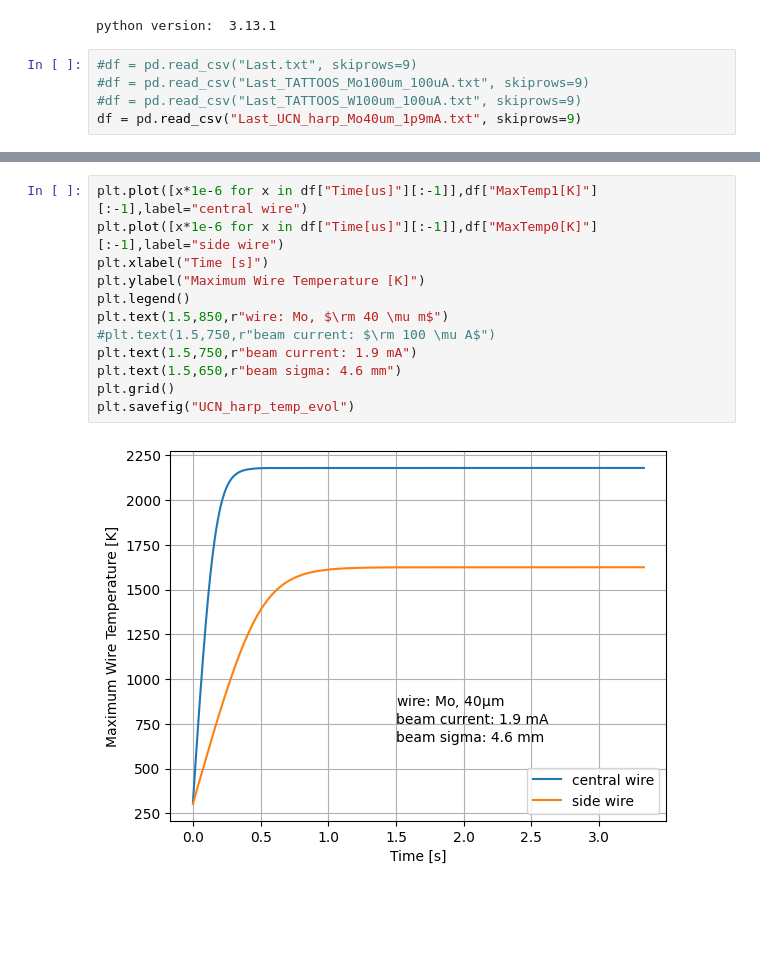
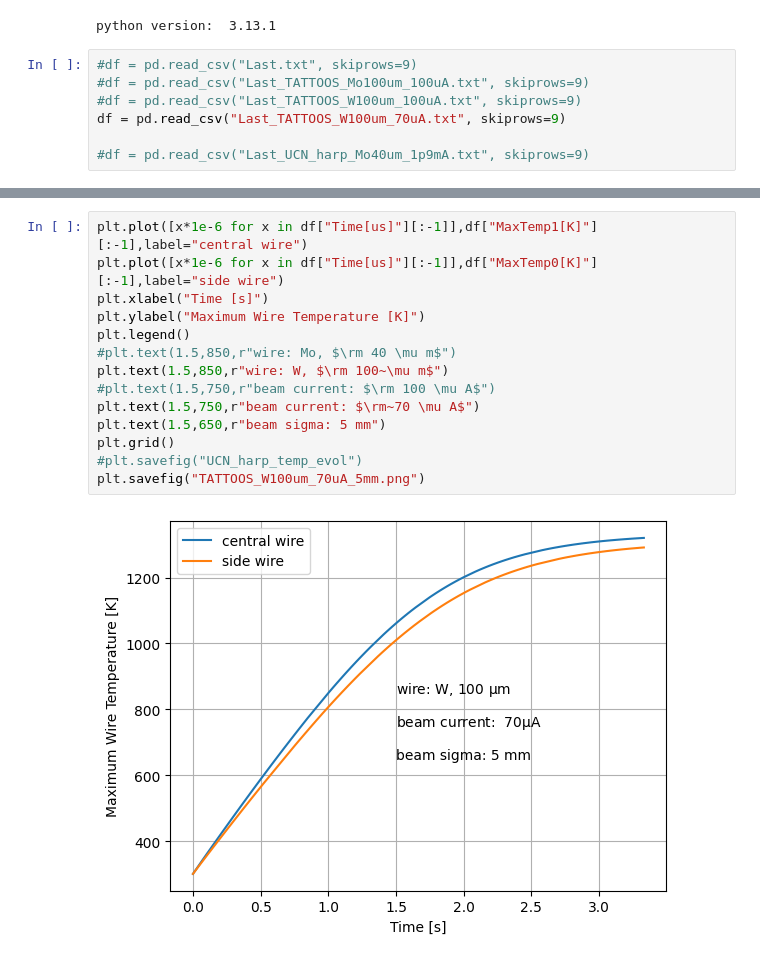
Before and after one commit to ClaudePP/PyTT, a Jupyter notebook: Output/Plot_SEM.ipynb, the cells around one changed output, grey strips where cells are left out. Cells and saved outputs as stored; diff of their text form; blank space fills up the shorter version.

```diff
--- a/Output/Plot_SEM.ipynb
+++ b/Output/Plot_SEM.ipynb
@@ -16,7 +16,9 @@ python version:  3.13.1
 #df = pd.read_csv("Last.txt", skiprows=9)
 #df = pd.read_csv("Last_TATTOOS_Mo100um_100uA.txt", skiprows=9)
 #df = pd.read_csv("Last_TATTOOS_W100um_100uA.txt", skiprows=9)
-df = pd.read_csv("Last_UCN_harp_Mo40um_1p9mA.txt", skiprows=9)
+df = pd.read_csv("Last_TATTOOS_W100um_70uA.txt", skiprows=9)
+
+#df = pd.read_csv("Last_UCN_harp_Mo40um_1p9mA.txt", skiprows=9)
 # %%
 print(df)
 # %% [output]
@@ -40,17 +42,19 @@ print(df)
 # %%
 plt.plot([x*1e-6 for x in df["Time[us]"][:-1]],df["MaxTemp1[K]"][:-1],label="central wire")
 plt.plot([x*1e-6 for x in df["Time[us]"][:-1]],df["MaxTemp0[K]"][:-1],label="side wire")
 plt.xlabel("Time [s]")
 plt.ylabel("Maximum Wire Temperature [K]")
 plt.legend()
-plt.text(1.5,850,r"wire: Mo, $\rm 40 \mu m$")
+#plt.text(1.5,850,r"wire: Mo, $\rm 40 \mu m$")
+plt.text(1.5,850,r"wire: W, $\rm 100~\mu m$")
 #plt.text(1.5,750,r"beam current: $\rm 100 \mu A$")
-plt.text(1.5,750,r"beam current: 1.9 mA")
-plt.text(1.5,650,r"beam sigma: 4.6 mm")
+plt.text(1.5,750,r"beam current: $\rm~70 \mu A$")
+plt.text(1.5,650,r"beam sigma: 5 mm")
 plt.grid()
-plt.savefig("UCN_harp_temp_evol")
+#plt.savefig("UCN_harp_temp_evol")
+plt.savefig("TATTOOS_W100um_70uA_5mm.png")
 # %% [output]
-[figure, old version]
+[figure, new version]
 # %%
 plt.plot([x*1e-6 for x in df["Time[us]"][:-1]],df["SEMcurr1[uA]"][:-1],label="central wire")
 plt.plot([x*1e-6 for x in df["Time[us]"][:-1]],df["SEMcurr0[uA]"][:-1],label="side wire")
```
Also changed, not shown: parts of 2 cells of this notebook, 15 other files.
